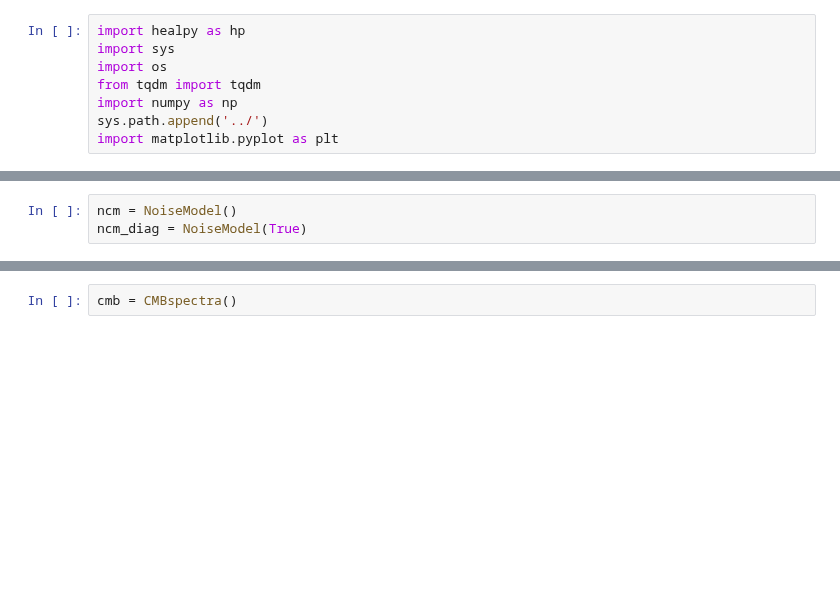
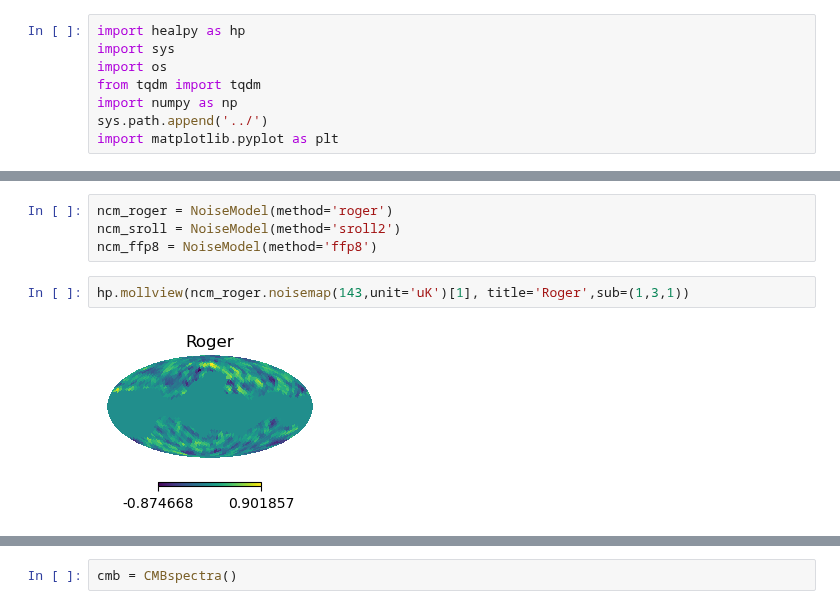
Before and after one commit to antolonappan/taunet, a Jupyter notebook: Notebooks/ncm.ipynb, the cells around one changed output, grey strips where cells are left out. Drawn from its saved outputs; the diff is of its cells as text; blank space fills up the shorter version.

```diff
--- a/Notebooks/ncm.ipynb
+++ b/Notebooks/ncm.ipynb
@@ -17,3 +14,8 @@ The autoreload extension is already loaded. To reload it, use:
-# %%
-ncm = NoiseModel()
-ncm_diag = NoiseModel(True)
+# %%
+ncm_roger = NoiseModel(method='roger')
+ncm_sroll = NoiseModel(method='sroll2')
+ncm_ffp8 = NoiseModel(method='ffp8')
+# %%
+hp.mollview(ncm_roger.noisemap(143,unit='uK')[1], title='Roger',sub=(1,3,1))
+# %% [output]
+[figure, added]
```
Also changed, not shown: parts of 3 cells of this notebook, 10 other files.
